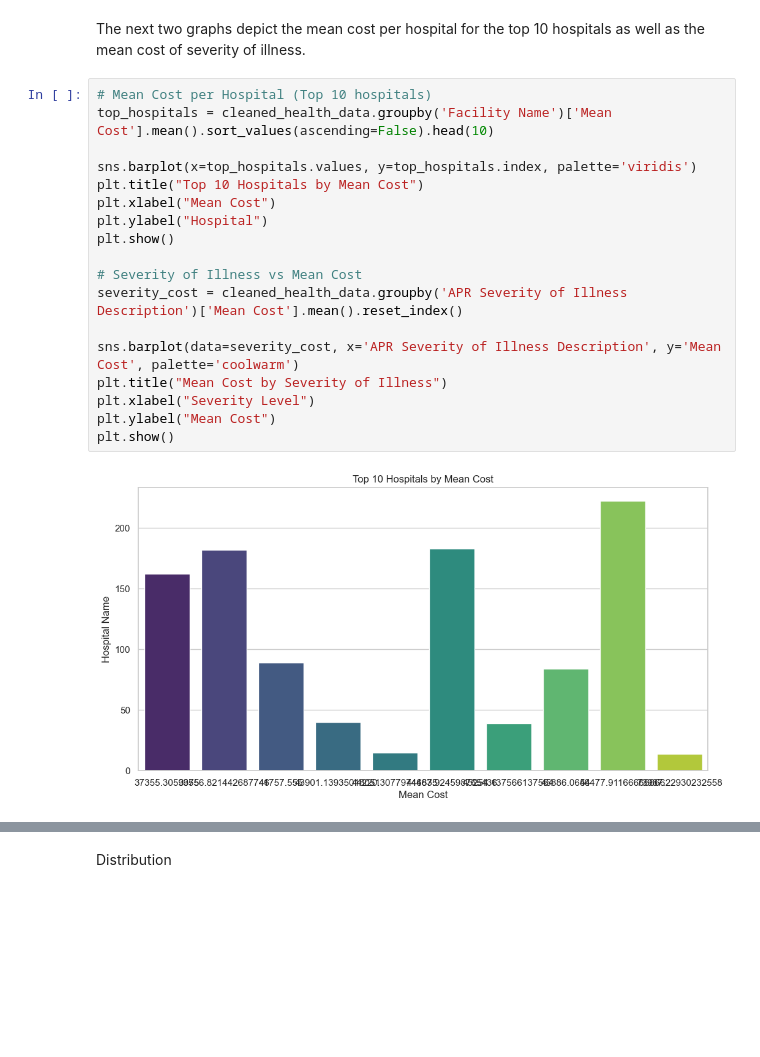
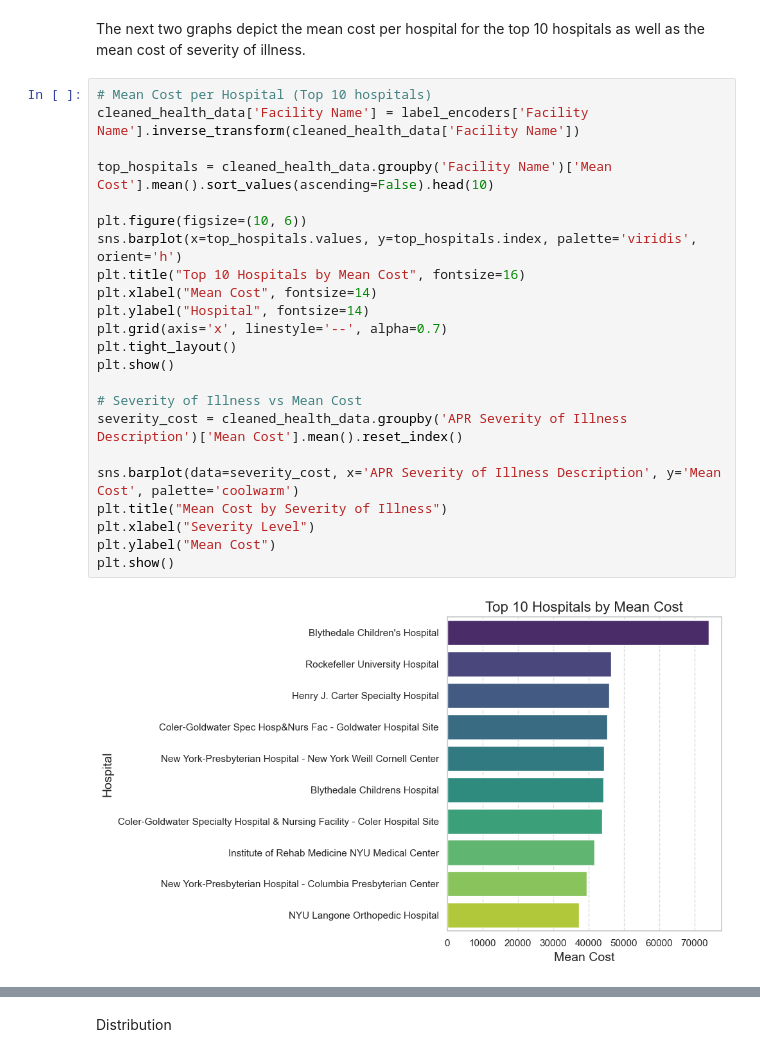
Before and after one commit to AdamSkog/Datathon-DataMed, a Jupyter notebook: notebooks/meancost.ipynb, the cells around one changed output, grey strips where cells are left out. Cells and saved outputs as stored; diff of their text form; blank space fills up the shorter version.

Commit message:
graph modifications

```diff
--- a/notebooks/meancost.ipynb
+++ b/notebooks/meancost.ipynb
@@ -253,24 +253,29 @@ Hospital and Severity Analysis
 The next two graphs depict the mean cost per hospital for the top 10 hospitals as well as the mean cost of severity of illness.
 # %%
 # Mean Cost per Hospital (Top 10 hospitals)
+cleaned_health_data['Facility Name'] = label_encoders['Facility Name'].inverse_transform(cleaned_health_data['Facility Name'])
+
 top_hospitals = cleaned_health_data.groupby('Facility Name')['Mean Cost'].mean().sort_values(ascending=False).head(10)
 
-sns.barplot(x=top_hospitals.values, y=top_hospitals.index, palette='viridis')
-plt.title("Top 10 Hospitals by Mean Cost")
-plt.xlabel("Mean Cost")
-plt.ylabel("Hospital")
+plt.figure(figsize=(10, 6))
+sns.barplot(x=top_hospitals.values, y=top_hospitals.index, palette='viridis', orient='h')
+plt.title("Top 10 Hospitals by Mean Cost", fontsize=16)
+plt.xlabel("Mean Cost", fontsize=14)
+plt.ylabel("Hospital", fontsize=14)
+plt.grid(axis='x', linestyle='--', alpha=0.7)
+plt.tight_layout()
 plt.show()
 
 # Severity of Illness vs Mean Cost
 severity_cost = cleaned_health_data.groupby('APR Severity of Illness Description')['Mean Cost'].mean().reset_index()
 
 sns.barplot(data=severity_cost, x='APR Severity of Illness Description', y='Mean Cost', palette='coolwarm')
 plt.title("Mean Cost by Severity of Illness")
 plt.xlabel("Severity Level")
 plt.ylabel("Mean Cost")
 plt.show()
 # %% [output]
-[figure, old version]
+[figure, new version]
 [figure]
 # %% [markdown]
 Distribution
```
